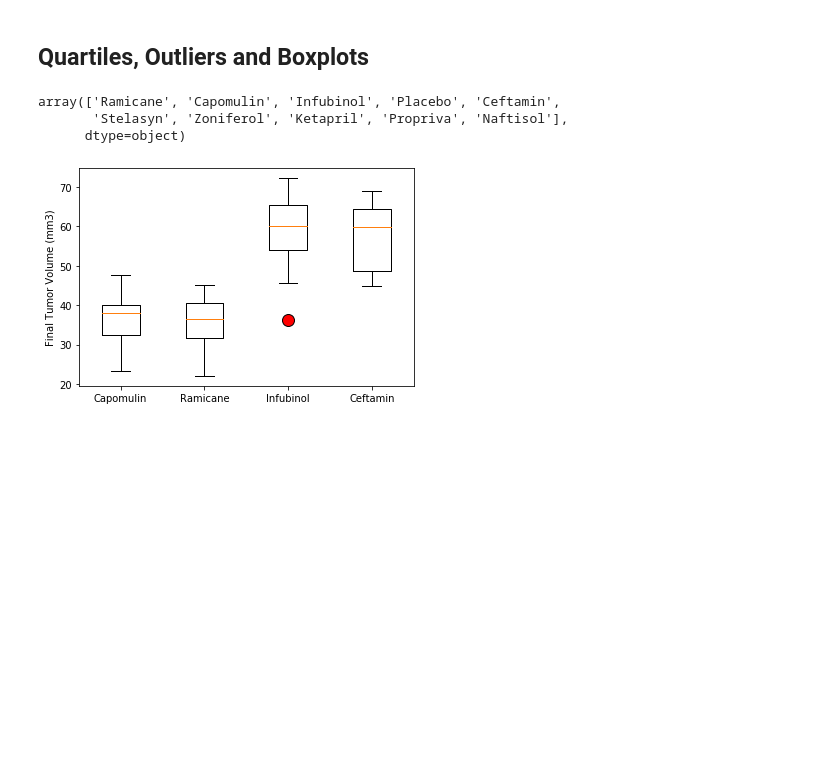
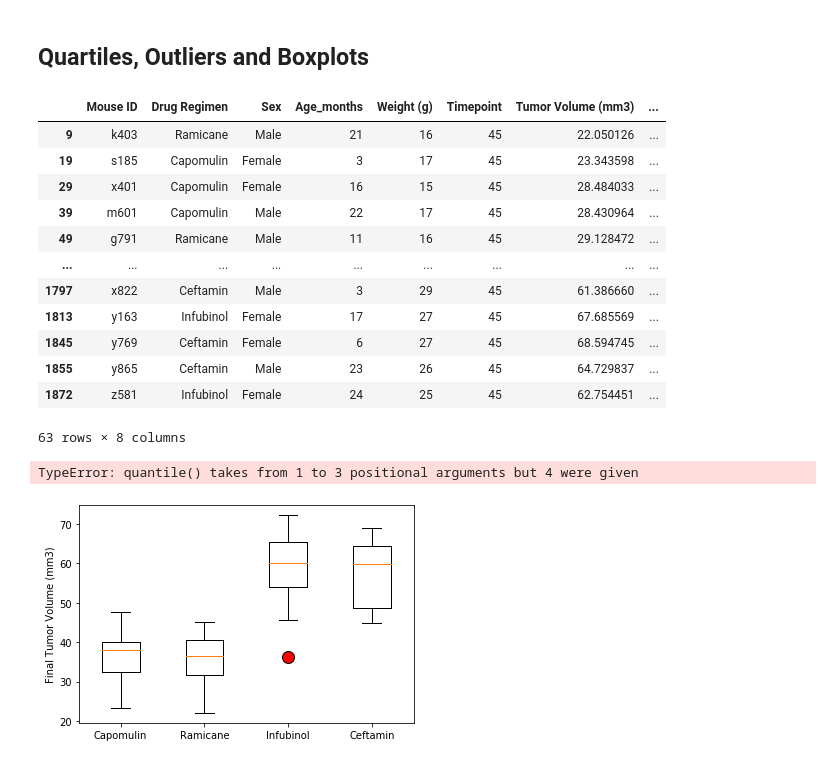
Before and after one commit to tmbiro/data_visualization, a Jupyter notebook: pymaceuticals.ipynb, the cells around one changed output. Drawn from its saved outputs; the diff is of its cells as text; code cells hidden in the pictures; blank space fills up the shorter version.

```diff
--- a/pymaceuticals.ipynb
+++ b/pymaceuticals.ipynb
@@ -180,20 +197,41 @@ bar2.tick_params(axis='x',direction='inout',rotation=90)
 # %%
 # Calculate the final tumor volume of each mouse across four of the treatment regimens:
 # Capomulin, Ramicane, Infubinol, and Ceftamin
+mouse_subset = (mouse_cleaned.loc[(
+    mouse_cleaned["Drug Regimen"] == "Capomulin") |
+    (mouse_cleaned["Drug Regimen"] == "Ramicane") |
+    (mouse_cleaned["Drug Regimen"] == "Infubinol") |
+    (mouse_cleaned["Drug Regimen"] == "Ceftamin"), :])
+mouse_subset
 
 # Start by getting the last (greatest) timepoint for each mouse
-
+mouse_max = mouse_subset.loc[(mouse_subset["Timepoint"] == mouse_subset["Timepoint"].max()),:]
 
 # Merge this group df with the original DataFrame to get the tumor volume at the last timepoint
+mouse_max
+# %% [output]
+|  | Mouse ID | Drug Regimen | Sex | Age_months | Weight (g) | Timepoint | Tumor Volume (mm3) | ... |
+| 9 | k403 | Ramicane | Male | 21 | 16 | 45 | 22.050126 | ... |
+| 19 | s185 | Capomulin | Female | 3 | 17 | 45 | 23.343598 | ... |
+| 29 | x401 | Capomulin | Female | 16 | 15 | 45 | 28.484033 | ... |
+| 39 | m601 | Capomulin | Male | 22 | 17 | 45 | 28.430964 | ... |
+| 49 | g791 | Ramicane | Male | 11 | 16 | 45 | 29.128472 | ... |
+| ... | ... | ... | ... | ... | ... | ... | ... | ... |
+| 1797 | x822 | Ceftamin | Male | 3 | 29 | 45 | 61.386660 | ... |
+| 1813 | y163 | Infubinol | Female | 17 | 27 | 45 | 67.685569 | ... |
+| 1845 | y769 | Ceftamin | Female | 6 | 27 | 45 | 68.594745 | ... |
+| 1855 | y865 | Ceftamin | Male | 23 | 26 | 45 | 64.729837 | ... |
+| 1872 | z581 | Infubinol | Female | 24 | 25 | 45 | 62.754451 | ... |
+63 rows × 8 columns
 # %%
 # Put treatments into a list for a for loop (and later for plot labels)
-treatments = mouse_no_duplicates["Drug Regimen"].unique()
+treatments = mouse_max["Drug Regimen"].unique()
 treatments
 # Create empty list to fill with tumor vol data (for plotting)
 tumor_dat = []
 
 # Calculate the IQR and quantitatively determine if there are any potential outliers.
-quartiles = dat.quantile(.25,.5,.75)
+quartiles = mouse_max["Tumor Volume (mm3)"].quantile(.25,.5,.75)
 
 
     # Locate the rows which contain mice on each drug and get the tumor volumes
@@ -204,9 +242,7 @@ quartiles = dat.quantile(.25,.5,.75)
 
     # Determine outliers using upper and lower bounds
 # %% [output]
-array(['Ramicane', 'Capomulin', 'Infubinol', 'Placebo', 'Ceftamin',
-       'Stelasyn', 'Zoniferol', 'Ketapril', 'Propriva', 'Naftisol'],
-      dtype=object)
+TypeError: quantile() takes from 1 to 3 positional arguments but 4 were given
 # %%
 # Generate a box plot that shows the distrubution of the tumor volume for each treatment group.
 # %% [output]
```
Also changed, not shown: parts of 4 cells of this notebook.
